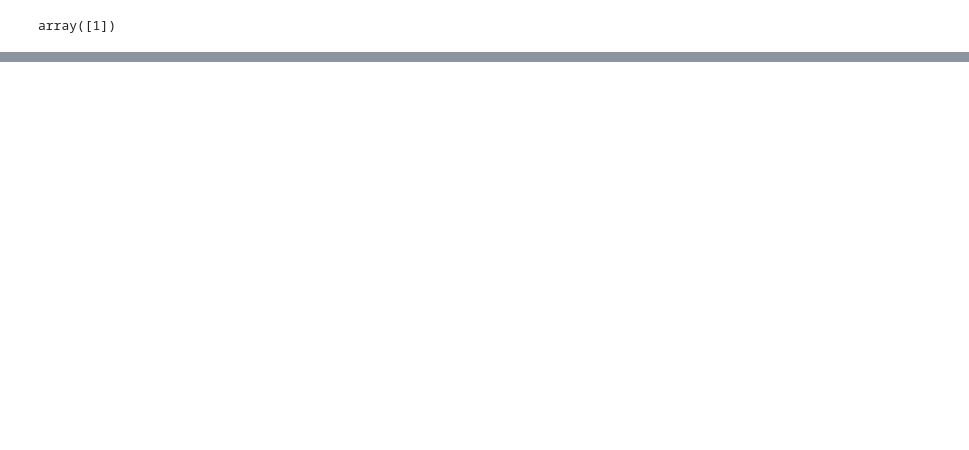
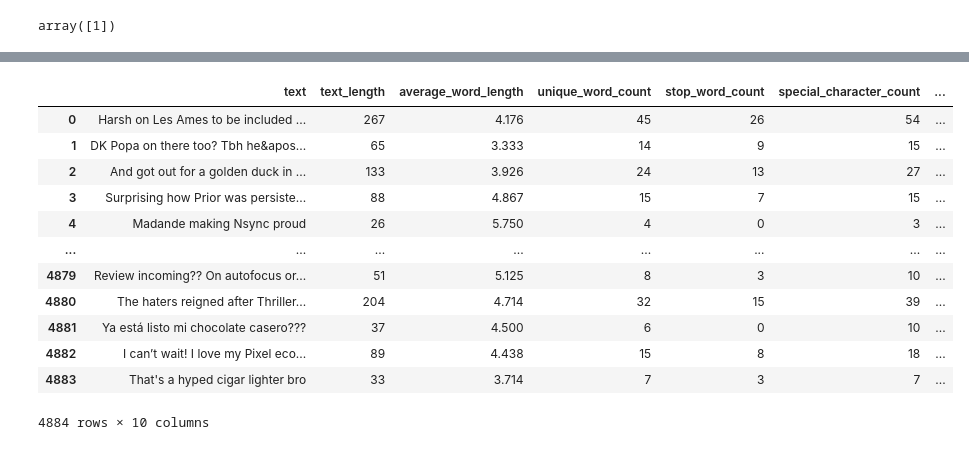
Before and after one commit to NishithP2004/19CSE305_ML, a Jupyter notebook: Lab_Session_03_07_08_2024.ipynb, the cells around one changed output, grey strips where cells are left out. Cells and saved outputs as stored; diff of their text form; code cells hidden in the pictures; blank space fills up the shorter version.

```diff
--- a/Lab_Session_03_07_08_2024.ipynb
+++ b/Lab_Session_03_07_08_2024.ipynb
@@ -249,0 +332,5 @@ array([1])
+# %%
+# Applying the model on a real-world dataset for annotation
+!wget https://tmpfiles.org/dl/11383790/dataset.xlsx
+
+dataset = pd.read_excel("./dataset.xlsx")
@@ -249,0 +348,16 @@ array([1])
+# %%
+display(dataset)
+# %% [output]
+|  | text | text_length | average_word_length | unique_word_count | stop_word_count | special_character_count | ... |
+| 0 | Harsh on Les Ames to be included ... | 267 | 4.176 | 45 | 26 | 54 | ... |
+| 1 | DK Popa on there too? Tbh he&apos... | 65 | 3.333 | 14 | 9 | 15 | ... |
+| 2 | And got out for a golden duck in ... | 133 | 3.926 | 24 | 13 | 27 | ... |
+| 3 | Surprising how Prior was persiste... | 88 | 4.867 | 15 | 7 | 15 | ... |
+| 4 | Madande making Nsync proud | 26 | 5.750 | 4 | 0 | 3 | ... |
+| ... | ... | ... | ... | ... | ... | ... | ... |
+| 4879 | Review incoming?? On autofocus or... | 51 | 5.125 | 8 | 3 | 10 | ... |
+| 4880 | The haters reigned after Thriller... | 204 | 4.714 | 32 | 15 | 39 | ... |
+| 4881 | Ya está listo mi chocolate casero??? | 37 | 4.500 | 6 | 0 | 10 | ... |
+| 4882 | I can’t wait! I love my Pixel eco... | 89 | 4.438 | 15 | 8 | 18 | ... |
+| 4883 | That's a hyped cigar lighter bro | 33 | 3.714 | 7 | 3 | 7 | ... |
+4884 rows × 10 columns
```
Also changed, not shown: parts of 17 cells of this notebook, 5 other files.
